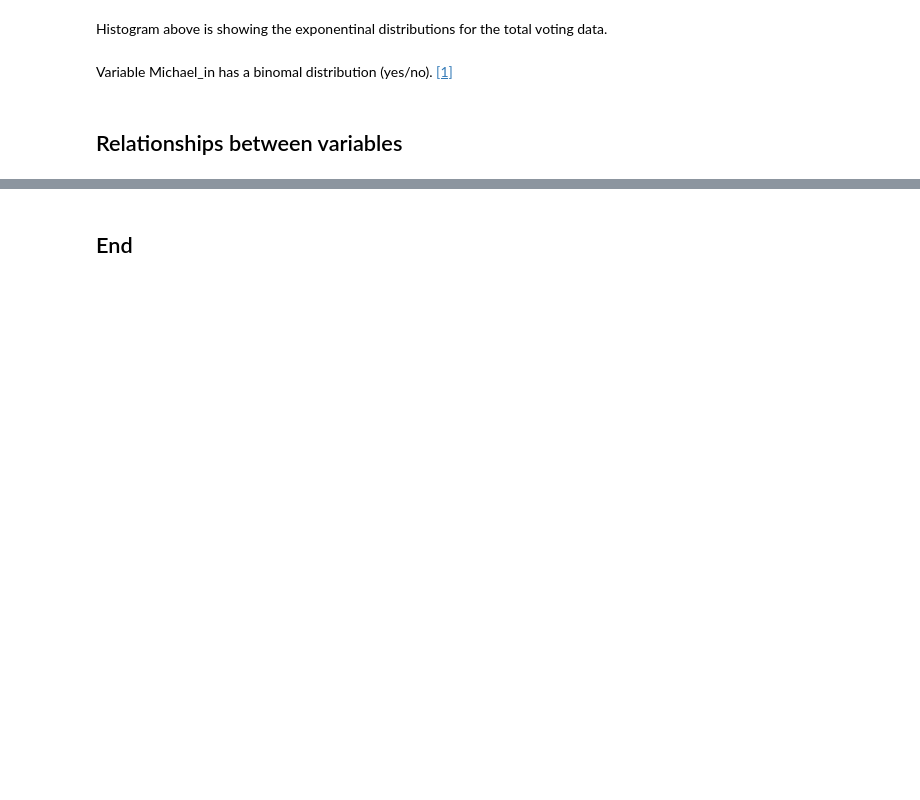
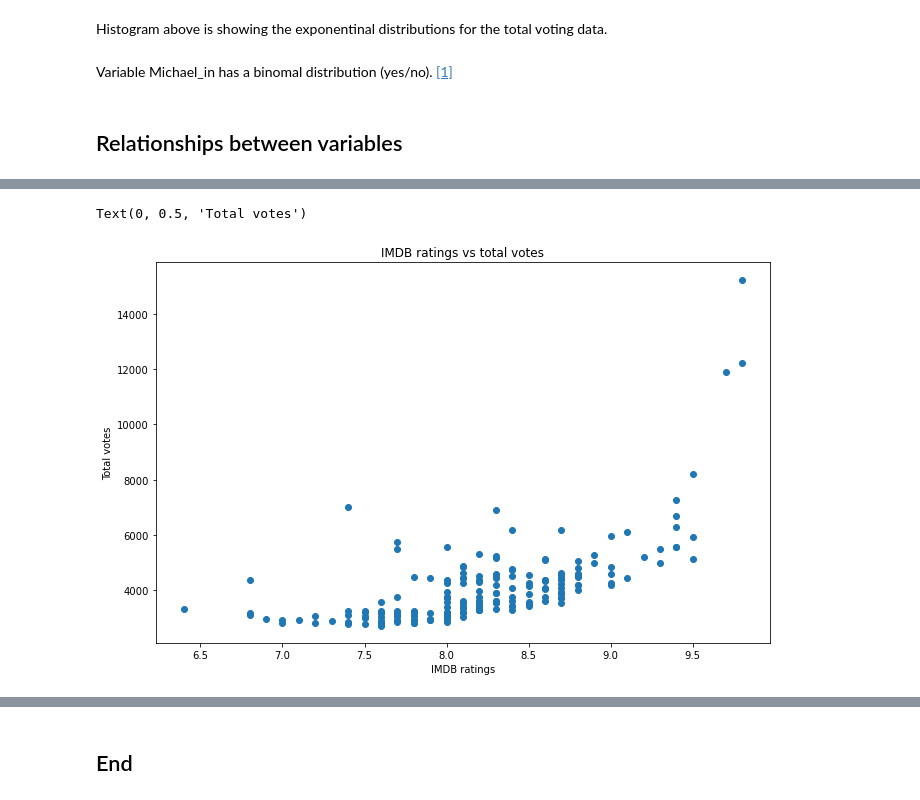
Before and after one commit to Anja585/ProgDAProject, a Jupyter notebook: simulation.ipynb, the cells around one changed output, grey strips where cells are left out. Drawn from its saved outputs; the diff is of its cells as text; code cells hidden in the pictures; blank space fills up the shorter version.

```diff
--- a/simulation.ipynb
+++ b/simulation.ipynb
@@ -198,0 +211,12 @@ ax.set_ylabel("IMDB ratings") # setting the y label
+# %%
+fig, ax = plt.subplots(1, 1, figsize = (11,7))
+
+# plotting the relationship between imdb ratings and total votes
+ax.scatter(y=office['total_votes'],
+           x=office['imdb_rating'],)
+ax.set_title("IMDB ratings vs total votes") # setting the title
+ax.set_xlabel("IMDB ratings") # setting the x label
+ax.set_ylabel("Total votes") # setting the y label
+# %% [output]
+Text(0, 0.5, 'Total votes')
+[figure, added]
```
Also changed, not shown: parts of 10 cells of this notebook.
